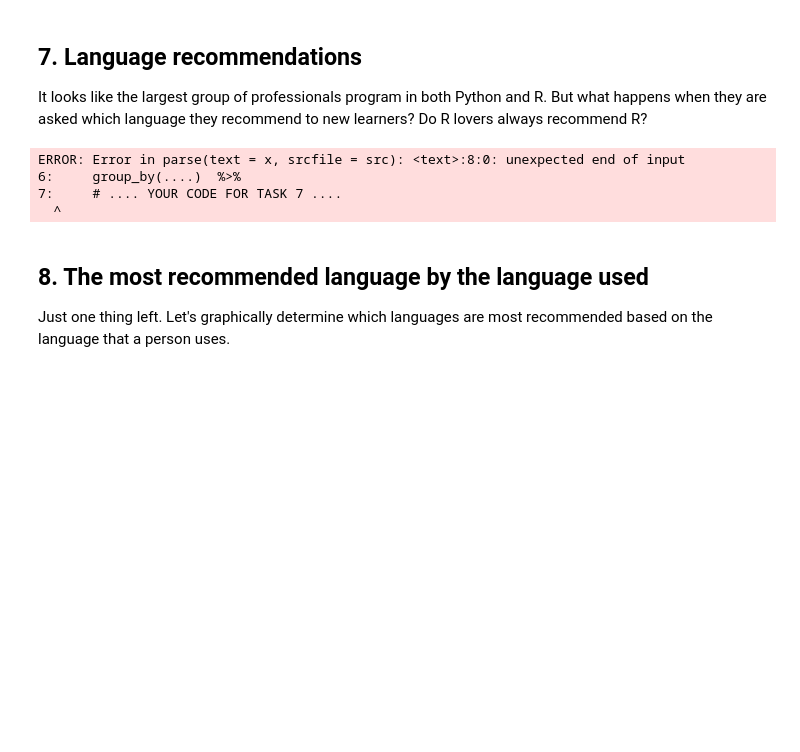
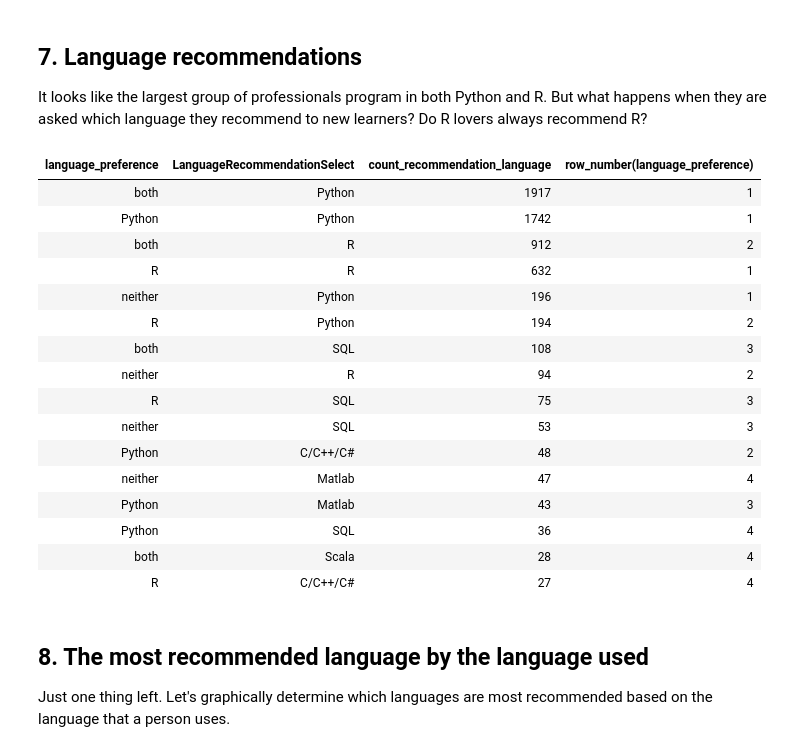
Before and after one commit to skhiearth/DataCamp-Exploring-the-Kaggle-Data-Science-Survey, a Jupyter notebook: notebook.ipynb, the cells around one changed output. Drawn from its saved outputs; the diff is of its cells as text; code cells hidden in the pictures; blank space fills up the shorter version.

```diff
--- a/notebook.ipynb
+++ b/notebook.ipynb
@@ -156,19 +143,41 @@ Traceback:
 # %% [markdown]
 ## 7. Language recommendations
 <p>It looks like the largest group of professionals program in both Python and R. But what happens when they are asked which language they recommend to new learners? Do R lovers always recommend R?</p>
-# %%
-# Create a new data frame
-recommendations <- ....
-
-# Group by, summarise, filter, arrange, mutate, and filter
-recommendations <- recommendations  %>%
-    group_by(....)  %>%
-    # .... YOUR CODE FOR TASK 7 ....
-# %% [output]
-ERROR: Error in parse(text = x, srcfile = src): <text>:8:0: unexpected end of input
-6:     group_by(....)  %>%
-7:     # .... YOUR CODE FOR TASK 7 ....
-  ^
+# %%
+# Creating a new data frame
+recommendations <- debate_tools
+
+# Grouping by language_preference and LanguageRecommendationSelect
+recommendations <- recommendations  %>%
+                   group_by(language_preference,LanguageRecommendationSelect)%>%
+                   summarise(count_recommendation_language=n())
+
+# Removing empty NA's and include the top recommendations
+recommendations <- recommendations%>%
+filter(!is.na(LanguageRecommendationSelect))%>%
+arrange(desc(count_recommendation_language))%>%
+mutate(row_number(language_preference))%>%
+filter(row_number() <=4)
+
+recommendations
+# %% [output]
+| language_preference | LanguageRecommendationSelect | count_recommendation_language | row_number(language_preference) |
+| both | Python | 1917 | 1 |
+| Python | Python | 1742 | 1 |
+| both | R | 912 | 2 |
+| R | R | 632 | 1 |
+| neither | Python | 196 | 1 |
+| R | Python | 194 | 2 |
+| both | SQL | 108 | 3 |
+| neither | R | 94 | 2 |
+| R | SQL | 75 | 3 |
+| neither | SQL | 53 | 3 |
+| Python | C/C++/C# | 48 | 2 |
+| neither | Matlab | 47 | 4 |
+| Python | Matlab | 43 | 3 |
+| Python | SQL | 36 | 4 |
+| both | Scala | 28 | 4 |
+| R | C/C++/C# | 27 | 4 |
 # %% [markdown]
 ## 8. The most recommended language by the language used
 <p>Just one thing left. Let's graphically determine which languages are most recommended based on the language that a person uses.</p>
```
Also changed, not shown: parts of 4 cells of this notebook.
